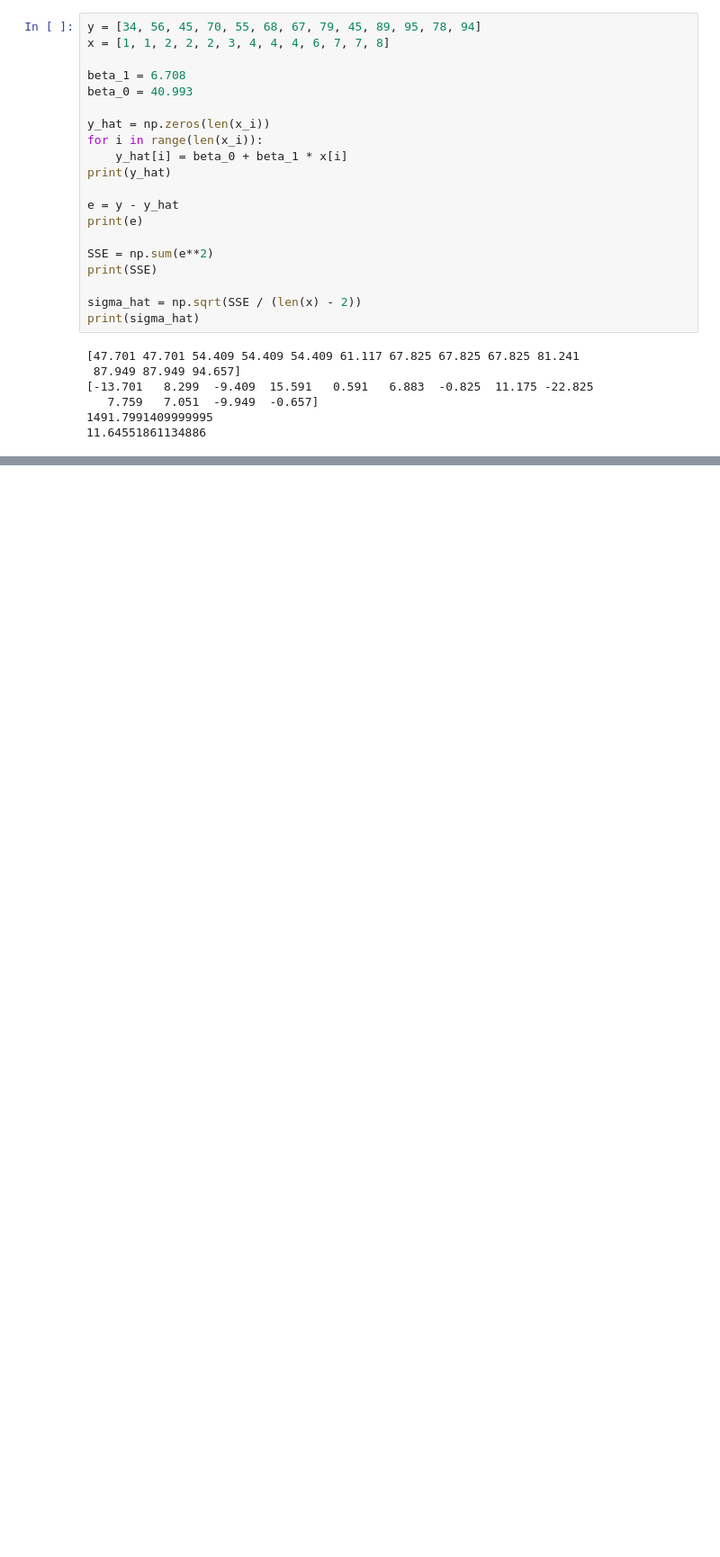
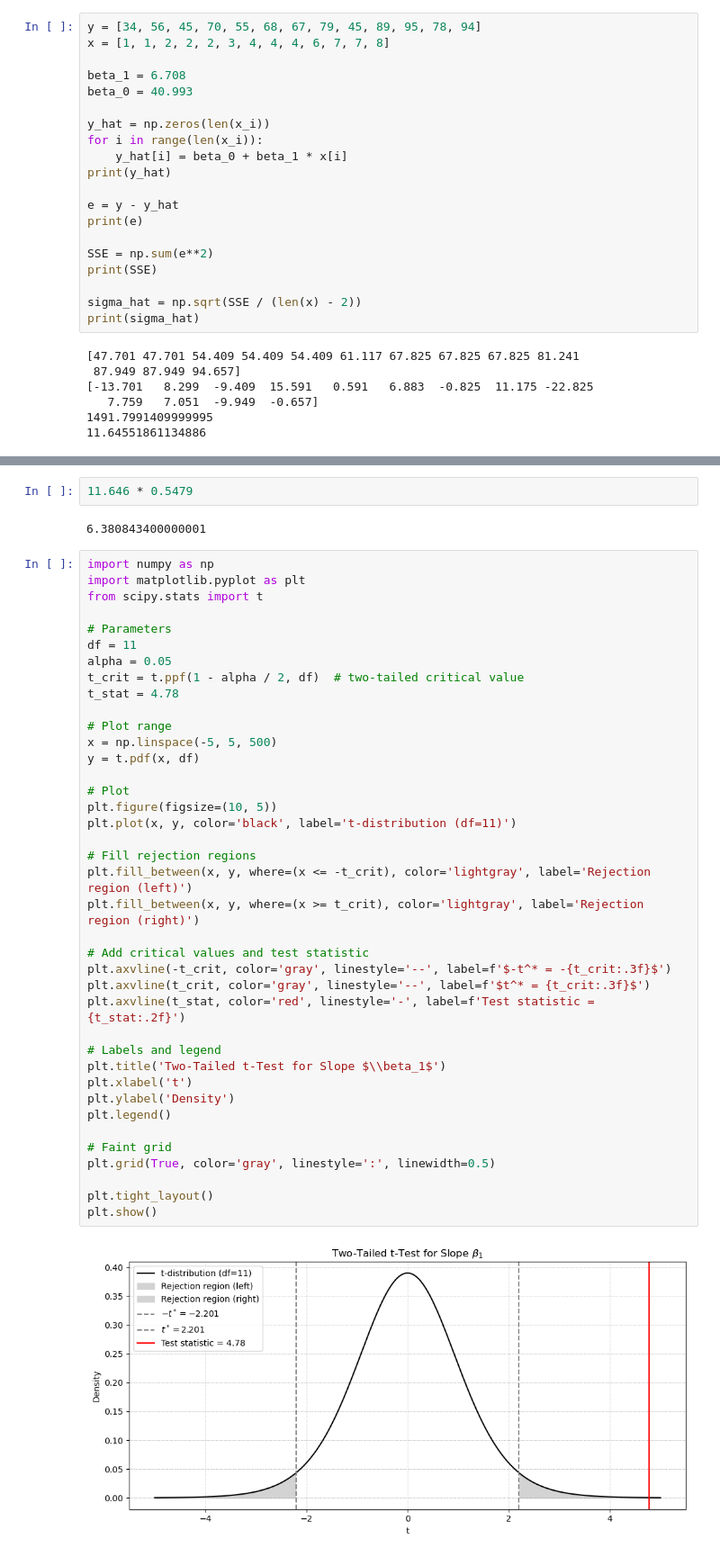
Before and after one commit to kdhenderson/stats-notes-for-ds, a Jupyter notebook: notebooks/foundation-chapter08_figs.ipynb, the cells around one changed output, grey strips where cells are left out. Shown at 90% size. Drawn from its saved outputs; the diff is of its cells as text; blank space fills up the shorter version.

```diff
--- a/notebooks/foundation-chapter08_figs.ipynb
+++ b/notebooks/foundation-chapter08_figs.ipynb
@@ -115,0 +118,45 @@ print(sigma_hat)
+# %%
+11.646 * 0.5479
+# %% [output]
+6.380843400000001
+# %%
+import numpy as np
+import matplotlib.pyplot as plt
+from scipy.stats import t
+
+# Parameters
+df = 11
+alpha = 0.05
+t_crit = t.ppf(1 - alpha / 2, df)  # two-tailed critical value
+t_stat = 4.78
+
+# Plot range
+x = np.linspace(-5, 5, 500)
+y = t.pdf(x, df)
+
+# Plot
+plt.figure(figsize=(10, 5))
+plt.plot(x, y, color='black', label='t-distribution (df=11)')
+
+# Fill rejection regions
+plt.fill_between(x, y, where=(x <= -t_crit), color='lightgray', label='Rejection region (left)')
+plt.fill_between(x, y, where=(x >= t_crit), color='lightgray', label='Rejection region (right)')
+
+# Add critical values and test statistic
+plt.axvline(-t_crit, color='gray', linestyle='--', label=f'$-t^* = -{t_crit:.3f}$')
+plt.axvline(t_crit, color='gray', linestyle='--', label=f'$t^* = {t_crit:.3f}$')
+plt.axvline(t_stat, color='red', linestyle='-', label=f'Test statistic = {t_stat:.2f}')
+
+# Labels and legend
+plt.title('Two-Tailed t-Test for Slope $\\beta_1$')
+plt.xlabel('t')
+plt.ylabel('Density')
+plt.legend()
+
+# Faint grid
+plt.grid(True, color='gray', linestyle=':', linewidth=0.5)
+
+plt.tight_layout()
+plt.show()
+# %% [output]
+[figure, added]
```
Also changed, not shown: parts of 3 cells of this notebook, 2 other files.
